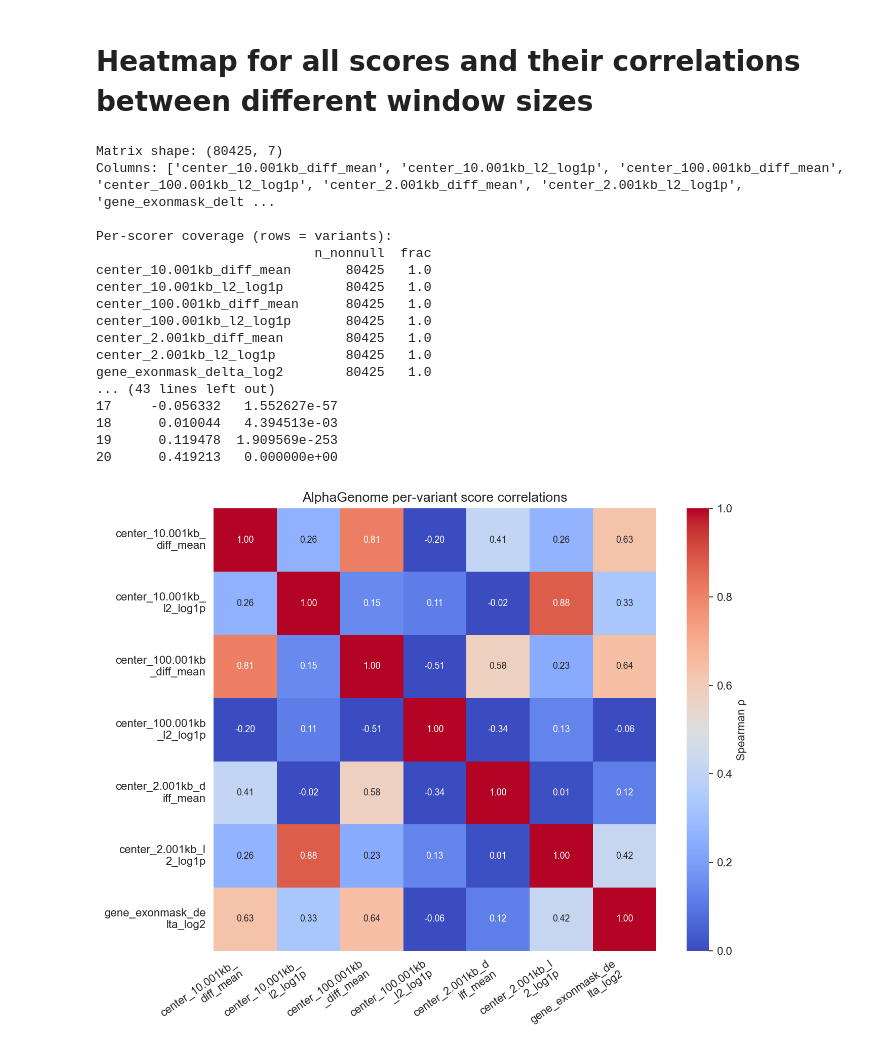
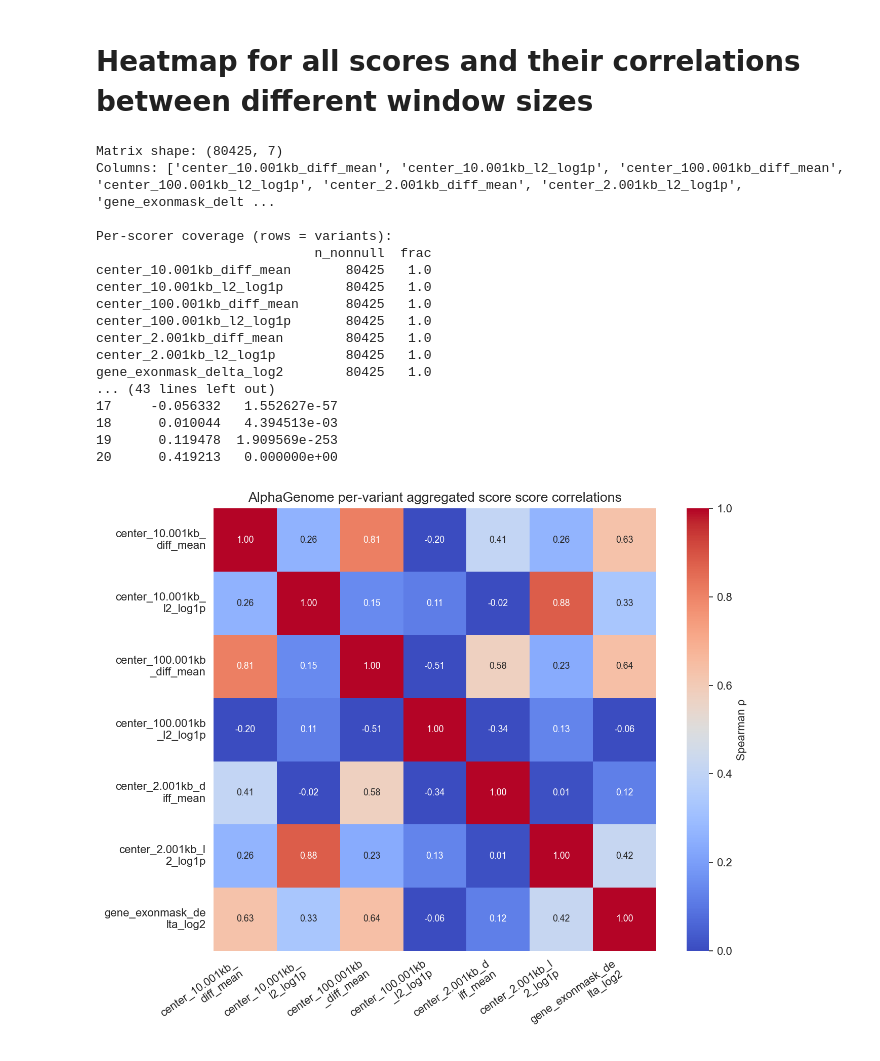
Before and after one commit to markus-marandi/ML-in-biotech-CB206V-ws25, a Jupyter notebook: notebooks/muscle_skeletal_results_exploring.ipynb, the cells around one changed output. Saved outputs shown, nothing was run; the diff lists cells and outputs as text; code cells hidden in the pictures.

Commit message:
muscle exploratory notebook

```diff
--- a/notebooks/muscle_skeletal_results_exploring.ipynb
+++ b/notebooks/muscle_skeletal_results_exploring.ipynb
@@ -365,30 +365,6 @@ no correlation here either
 # %% [markdown]
 # Heatmap for all scores and their correlations between different window sizes
 # %%
-# ---- CONFIG ----
-MUSCLE_SKELETAL_RESULTS = "/Users/markus/university/ML-in-biotech-CB206V-ws25/data/results/muscle_skeletal_alphagenome_scores_filtered.tsv.gz"
-VARIANT_FILE = "/Users/markus/university/ML-in-biotech-CB206V-ws25/data/intermediate/muscle_skeletal/muscle_skeletal_variants_all.tsv.gz"
-
-# ---- IMPORTS ----
-import re
-import numpy as np
-import pandas as pd
-import seaborn as sns
-import matplotlib.pyplot as plt
-from itertools import combinations
-from scipy.stats import spearmanr
-import textwrap
-
-# ---- FRIENDLY RENAMES (known scorers; unknowns pass-through) ----
-RENAME_FRIENDLY = {
-    "GeneMaskLFCScorer": "gene_exonmask_delta_log2",
-    "CenterMaskScorer(width=2001).DIFF_MEAN": "center2.001kb_diff_mean",
-    "CenterMaskScorer(width=10001).DIFF_MEAN": "center10.001kb_diff_mean",
-    "CenterMaskScorer(width=100001).DIFF_MEAN": "center100.001kb_diff_mean",
-    "CenterMaskScorer(width=2001).L2_DIFF_LOG1P": "center2.001kb_l2_log1p",
-    "CenterMaskScorer(width=10001).L2_DIFF_LOG1P": "center10.001kb_l2_log1p",
-    "CenterMaskScorer(width=100001).L2_DIFF_LOG1P": "center100.001kb_l2_log1p",
-}
 def friendly(name: str) -> str:
     s = str(name)
     for k, v in RENAME_FRIENDLY.items():
@@ -396,7 +372,6 @@ def friendly(name: str) -> str:
             return v
     return s
 
-# compact plot labels
 def compact_label(col: str) -> str:
     m = re.search(r"CenterMaskScorer.*width=(\d+).*aggregation_type=([^,)]+)", col)
     if m:
@@ -409,7 +384,6 @@ def compact_label(col: str) -> str:
         return "gene_exonmask_delta_log2"
     return friendly(col)
 
-# ---- PARSER ----
 def parse_iv(s):
     s = str(s)
     m = re.search(r"chr(\w+):(\d+)-(\d+)", s)
@@ -417,7 +391,6 @@ def parse_iv(s):
         return pd.Series([np.nan, np.nan, np.nan])
     return pd.Series([m.group(1), int(m.group(2)), int(m.group(3))])
 
-# ---- LOAD ALPHAGENOME INTERVAL SCORES ----
 ag = pd.read_csv(MUSCLE_SKELETAL_RESULTS, sep="\t", low_memory=False)
 iv_src = "scored_interval_str" if "scored_interval_str" in ag.columns else "scored_interval"
 ag[["chrom","start","end"]] = ag[iv_src].apply(parse_iv)
@@ -430,7 +403,6 @@ ag = (ag.rename(columns={"chrom":"Chromosome","start":"Start","end":"End"})
         .sort_values(["Chromosome","Start","End"], kind="mergesort")
         .reset_index(drop=True))
 
-# ---- LOAD VARIANTS AS 1-bp INTERVALS [POS, POS+1) ----
 var = pd.read_csv(VARIANT_FILE, sep="\t", low_memory=False, usecols=["CHROM","POS","variant_id"])
 var = var.dropna(subset=["CHROM","POS","variant_id"]).copy()
 var["Chromosome"] = var["CHROM"].astype(str).str.replace("^chr", "", regex=True)
@@ -443,7 +415,6 @@ var = (var[["Chromosome","Start","End","variant_id"]]
         .sort_values(["Chromosome","Start","End"], kind="mergesort")
         .reset_index(drop=True))
 
-# ---- FAST POINT-IN-INTERVAL JOIN (robust) ----
 def point_in_intervals_join(ag_df, var_df, K=128):
     out = []
     chroms = sorted(set(ag_df["Chromosome"]).intersection(var_df["Chromosome"]))
@@ -479,7 +450,6 @@ merged = point_in_intervals_join(ag, var, K=128)
 if merged.empty:
     raise RuntimeError("No overlaps between AlphaGenome intervals and variants.")
 
-# ---- MATRIX: variant_id × scorer ----
 mv = merged.groupby(["variant_id","variant_scorer"], as_index=False)["raw_score"].mean()
 mat = mv.pivot(index="variant_id", columns="variant_scorer", values="raw_score")
 mat.columns = [compact_label(c) for c in mat.columns]
@@ -491,7 +461,6 @@ print("Columns:", list(mat.columns))
 if mat.shape[1] < 2 or mat.shape[0] < 3:
     raise RuntimeError("Not enough data to compute correlations.")
 
-# ---- RELIABILITY TABLES ----
 cov_tbl = (mat.notna().sum().rename("n_nonnull").to_frame()
            .assign(frac=lambda d: d["n_nonnull"]/mat.shape[0])
            .sort_values("n_nonnull", ascending=False))
@@ -522,11 +491,10 @@ xt = ["\n".join(textwrap.wrap(t, width=16)) for t in corr.columns]
 yt = ["\n".join(textwrap.wrap(t, width=16)) for t in corr.index]
 ax.set_xticklabels(xt, rotation=35, ha="right")
 ax.set_yticklabels(yt, rotation=0, va="center")
-ax.set_title("AlphaGenome per-variant score correlations")
+ax.set_title("AlphaGenome per-variant aggregated score score correlations")
 plt.tight_layout()
 plt.show()
 
-# ---- OPTIONAL: collapse by window size ----
 def window_of(col):
     m = re.search(r"center_([\d\.]+kb)_", col)
     return m.group(1) if m else ("gene" if col.startswith("gene_") else None)
@@ -539,32 +507,32 @@ for c in mat.columns:
 if groups:
     mat_win = pd.concat({w: mat[cols].mean(axis=1) for w, cols in groups.items()}, axis=1)
     corr_win = mat_win.corr(method="spearman")
     plt.figure(figsize=(6,5), dpi=160)
     ax2 = sns.heatmap(
         corr_win, annot=True, fmt=".2f", cmap="coolwarm",
         vmin=0, vmax=1, square=True, cbar_kws={"label":"Spearman ρ"},
         annot_kws={"size":9}
     )
     ax2.set_title("Correlations collapsed by window size")
     plt.tight_layout()
     plt.show()
 # %% [output]
 Matrix shape: (80425, 7)
 Columns: ['center_10.001kb_diff_mean', 'center_10.001kb_l2_log1p', 'center_100.001kb_diff_mean', 'center_100.001kb_l2_log1p', 'center_2.001kb_diff_mean', 'center_2.001kb_l2_log1p', 'gene_exonmask_delt ...
 
 Per-scorer coverage (rows = variants):
                             n_nonnull  frac
 center_10.001kb_diff_mean       80425   1.0
 center_10.001kb_l2_log1p        80425   1.0
 center_100.001kb_diff_mean      80425   1.0
 center_100.001kb_l2_log1p       80425   1.0
 center_2.001kb_diff_mean        80425   1.0
 center_2.001kb_l2_log1p         80425   1.0
 gene_exonmask_delta_log2        80425   1.0
 ... (43 lines left out)
 17     -0.056332   1.552627e-57
 18      0.010044   4.394513e-03
 19      0.119478  1.909569e-253
 20      0.419213   0.000000e+00
-[figure, old version]
+[figure, new version]
 [figure]
```
Also changed, not shown: parts of 1 cell of this notebook.
